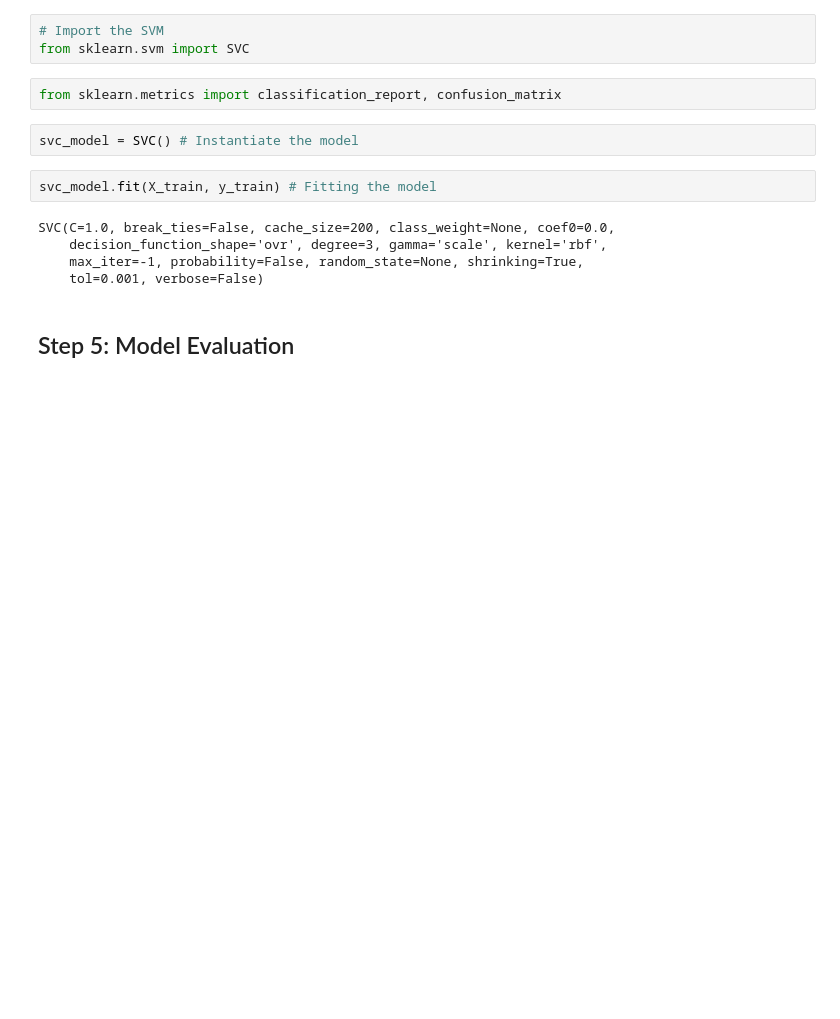
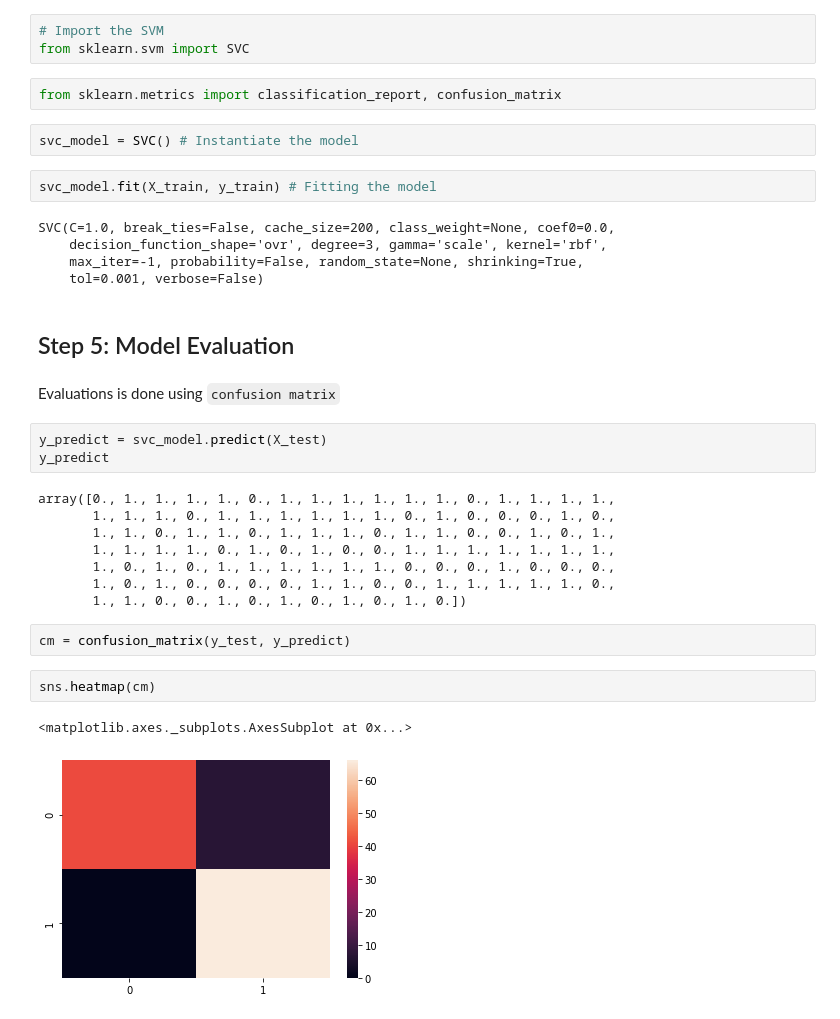
Before and after one commit to nahaktarun/Breast-cancer-classification, a Jupyter notebook: Breast-Cancer-Classification.ipynb, the cells around one changed output. Cells and saved outputs as stored; diff of their text form; blank space fills up the shorter version.

Commit message:
added model evaluation using confusion_matrix

```diff
--- a/Breast-Cancer-Classification.ipynb
+++ b/Breast-Cancer-Classification.ipynb
@@ -260,3 +260,23 @@ SVC(C=1.0, break_ties=False, cache_size=200, class_weight=None, coef0=0.0,
     tol=0.001, verbose=False)
 # %% [markdown]
 ## Step 5: Model Evaluation
+# %% [markdown]
+Evaluations is done using `confusion matrix`
+# %%
+y_predict = svc_model.predict(X_test)
+y_predict
+# %% [output]
+array([0., 1., 1., 1., 1., 0., 1., 1., 1., 1., 1., 1., 0., 1., 1., 1., 1.,
+       1., 1., 1., 0., 1., 1., 1., 1., 1., 1., 0., 1., 0., 0., 0., 1., 0.,
+       1., 1., 0., 1., 1., 0., 1., 1., 1., 0., 1., 1., 0., 0., 1., 0., 1.,
+       1., 1., 1., 1., 0., 1., 0., 1., 0., 0., 1., 1., 1., 1., 1., 1., 1.,
+       1., 0., 1., 0., 1., 1., 1., 1., 1., 1., 0., 0., 0., 1., 0., 0., 0.,
+       1., 0., 1., 0., 0., 0., 0., 1., 1., 0., 0., 1., 1., 1., 1., 1., 0.,
+       1., 1., 0., 0., 1., 0., 1., 0., 1., 0., 1., 0.])
+# %%
+cm = confusion_matrix(y_test, y_predict)
+# %%
+sns.heatmap(cm)
+# %% [output]
+<matplotlib.axes._subplots.AxesSubplot at 0x...>
+[figure, added]
```
